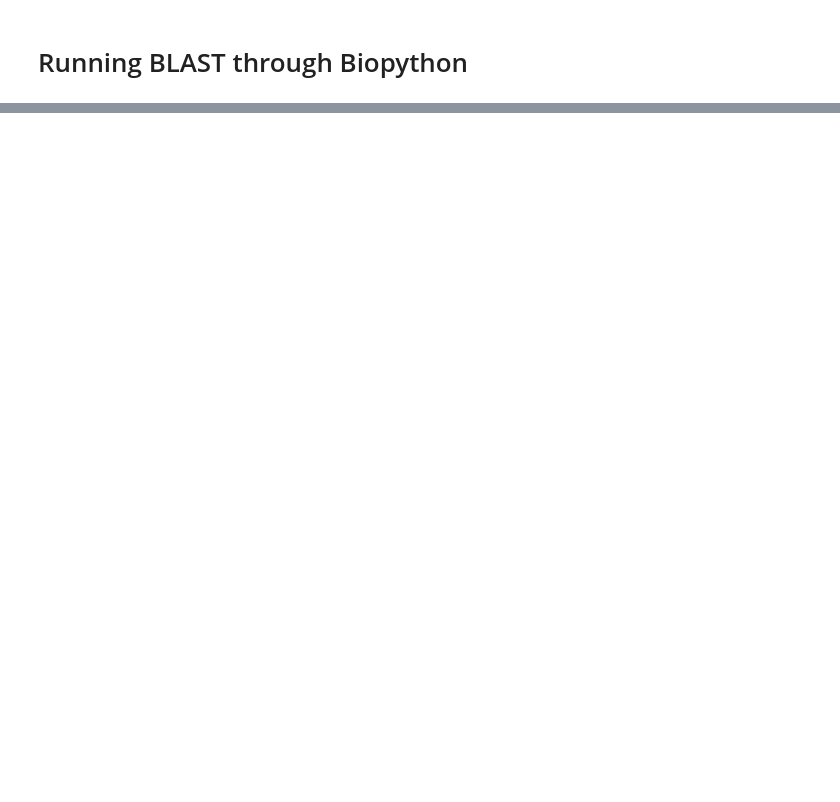
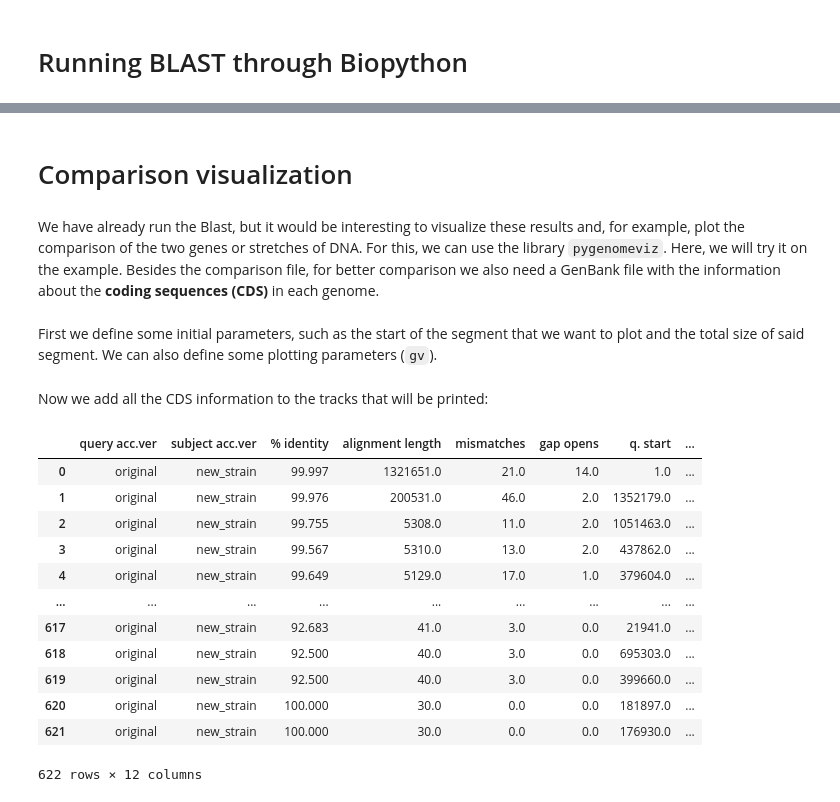
Before and after one commit to SentientVirus/ATTC_biopython, a Jupyter notebook: Blast.ipynb, the cells around one changed output, grey strips where cells are left out. Drawn from its saved outputs; the diff is of its cells as text; code cells hidden in the pictures; blank space fills up the shorter version.

```diff
--- a/Blast.ipynb
+++ b/Blast.ipynb
@@ -15,0 +10,3 @@ ApplicationError: Non-zero return code 127 from 'blastp -query ftsZ.fna -db nr -
+# %%
+outfile = "strain_comparison.tab"
+cline_input = cline_blast(cmd = "blastn", query = "fna/original.fna", subject = "fna/new_isolate.fna", remote = False, out = outfile, outfmt = 7)
@@ -15,0 +87,4 @@ ApplicationError: Non-zero return code 127 from 'blastp -query ftsZ.fna -db nr -
+# %% [markdown]
+# Comparison visualization
+# %% [markdown]
+We have already run the Blast, but it would be interesting to visualize these results and, for example, plot the comparison of the two genes or stretches of DNA. For this, we can use the library `pygenomeviz`. Here, we will try it on the example. Besides the comparison file, for better comparison we also need a GenBank file with the information about the **coding sequences (CDS)** in each genome.
@@ -15,0 +93,2 @@ ApplicationError: Non-zero return code 127 from 'blastp -query ftsZ.fna -db nr -
+# %% [markdown]
+First we define some initial parameters, such as the start of the segment that we want to plot and the total size of said segment. We can also define some plotting parameters (`gv`).
@@ -15,0 +106,2 @@ ApplicationError: Non-zero return code 127 from 'blastp -query ftsZ.fna -db nr -
+# %% [markdown]
+Now we add all the CDS information to the tracks that will be printed:
@@ -15,0 +129,20 @@ ApplicationError: Non-zero return code 127 from 'blastp -query ftsZ.fna -db nr -
+# %%
+#Here I just took the dataframe that we generated earlier and modified the chromosome names
+tab_df = file_df.copy()
+tab_df = tab_df.replace("OX335140.1", "new_strain")
+tab_df = tab_df.replace("OX335166.1", "original")
+display(tab_df)
+# %% [output]
+|  | query acc.ver | subject acc.ver | % identity | alignment length | mismatches | gap opens | q. start | ... |
+| 0 | original | new_strain | 99.997 | 1321651.0 | 21.0 | 14.0 | 1.0 | ... |
+| 1 | original | new_strain | 99.976 | 200531.0 | 46.0 | 2.0 | 1352179.0 | ... |
+| 2 | original | new_strain | 99.755 | 5308.0 | 11.0 | 2.0 | 1051463.0 | ... |
+| 3 | original | new_strain | 99.567 | 5310.0 | 13.0 | 2.0 | 437862.0 | ... |
+| 4 | original | new_strain | 99.649 | 5129.0 | 17.0 | 1.0 | 379604.0 | ... |
+| ... | ... | ... | ... | ... | ... | ... | ... | ... |
+| 617 | original | new_strain | 92.683 | 41.0 | 3.0 | 0.0 | 21941.0 | ... |
+| 618 | original | new_strain | 92.500 | 40.0 | 3.0 | 0.0 | 695303.0 | ... |
+| 619 | original | new_strain | 92.500 | 40.0 | 3.0 | 0.0 | 399660.0 | ... |
+| 620 | original | new_strain | 100.000 | 30.0 | 0.0 | 0.0 | 181897.0 | ... |
+| 621 | original | new_strain | 100.000 | 30.0 | 0.0 | 0.0 | 176930.0 | ... |
+622 rows × 12 columns
```
Also changed, not shown: parts of 21 cells of this notebook, 5 other files.
